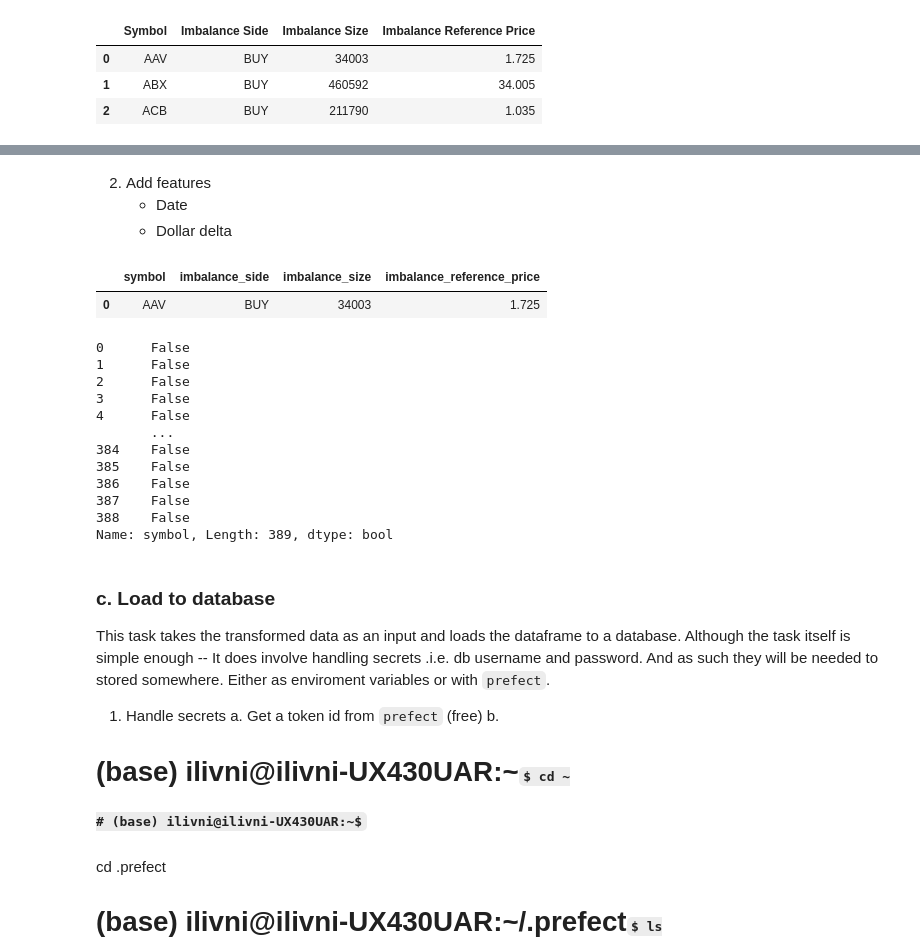
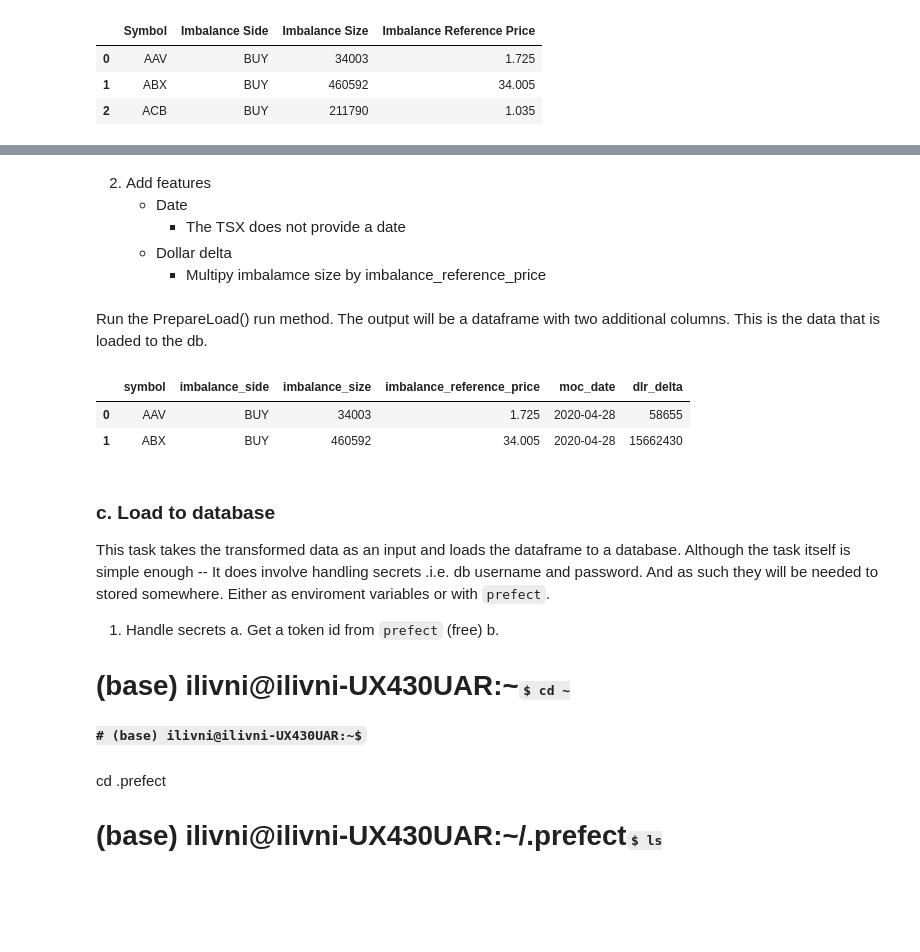
Before and after one commit to gryBox/prefect_guide, a Jupyter notebook: Notebooks/MOC_Prefect_Demo.ipynb, the cells around one changed output, grey strips where cells are left out. Saved outputs shown, nothing was run; the diff lists cells and outputs as text; code cells hidden in the pictures; some formulas as TeX source; blank space fills up the shorter version.

```diff
--- a/Notebooks/MOC_Prefect_Demo.ipynb
+++ b/Notebooks/MOC_Prefect_Demo.ipynb
@@ -145,6 +147,8 @@ memory usage: 12.3+ KB
 # %% [markdown]
 2.  Add features
     - Date
+        - The TSX does not provide a date
     - Dollar delta
+        - Multipy imbalamce size by imbalance_reference_price
 # %%
 import pandas as pd
@@ -161,55 +164,46 @@ class PrepareLoad(object):
         symbol_clmn = "symbol" ,
         date_clmn = "moc_date",
         dollar_delta_clmn = "dlr_delta",
-        dollar_delta_cmpt = ["imbalance_size", "imbalance_reference_price"]
+
     ):
-
+        self.symbol_clmn = symbol_clmn
         self.date_clmn = date_clmn
         self.dollar_delta_clmn = dollar_delta_clmn
-
 
     def clean_data(self, df):
         # snake case df columns
         df.columns = ["_".join(nm.split()).lower() for nm in df.columns]
 
         # Handle the symbol NA  (There ae more robust ways to do this but for clarity this was chosen)
-        df.loc[df[symbol_clmn].isna()==True, symbol_clmn]= "NA"
+        df.loc[df[self.symbol_clmn].isna()==True, self.symbol_clmn]= "NA"
 
         return df
 
     def add_features(self, df):
+        # The tsx does not supply a date with their moc data
+        df[self.date_clmn] = datetime.date.today()
 
-        return
+        # Dollar delta feature
+        df[self.dollar_delta_clmn] = df["imbalance_size"] * df["imbalance_reference_price"]
+        df[self.dollar_delta_clmn] = df[self.dollar_delta_clmn].astype(int)
+        return df
 
     def run(self, df):
 
-        cleaned_df =  self.clean_data()
+        cleaned_df =  self.clean_data(df)
         imb_df = self.add_features(cleaned_df)
 
         return imb_df
+# %% [markdown]
+Run the PrepareLoad() run method.  The output will be a dataframe with two additional columns.  This is the data that is loaded to the db.
 # %%
 tranData = PrepareLoad()
-clean_df = tranData.clean_data(tsx_moc_imb_df)
+imb_df = tranData.run(tsx_moc_imb_df)
+imb_df.head(2)
+# %% [output]
+|  | symbol | imbalance_side | imbalance_size | imbalance_reference_price | moc_date | dlr_delta |
+| 0 | AAV | BUY | 34003 | 1.725 | 2020-04-28 | 58655 |
+| 1 | ABX | BUY | 460592 | 34.005 | 2020-04-28 | 15662430 |
-# %%
-clean_df.head(1)
-# %% [output]
-|  | symbol | imbalance_side | imbalance_size | imbalance_reference_price |
-| 0 | AAV | BUY | 34003 | 1.725 |
-# %%
-clean_df["symbol"].isna()
-# %% [output]
-0      False
-1      False
-2      False
-3      False
-4      False
-       ...
-384    False
-385    False
-386    False
-387    False
-388    False
-Name: symbol, Length: 389, dtype: bool
 # %% [markdown]
 ### c. Load to database
 
```
Also changed, not shown: parts of 6 cells of this notebook.
